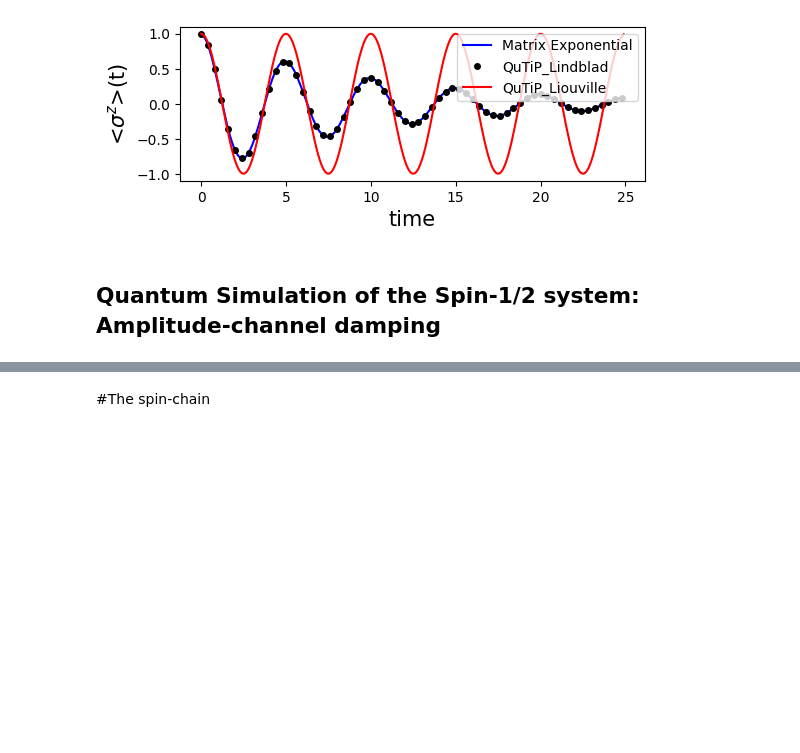
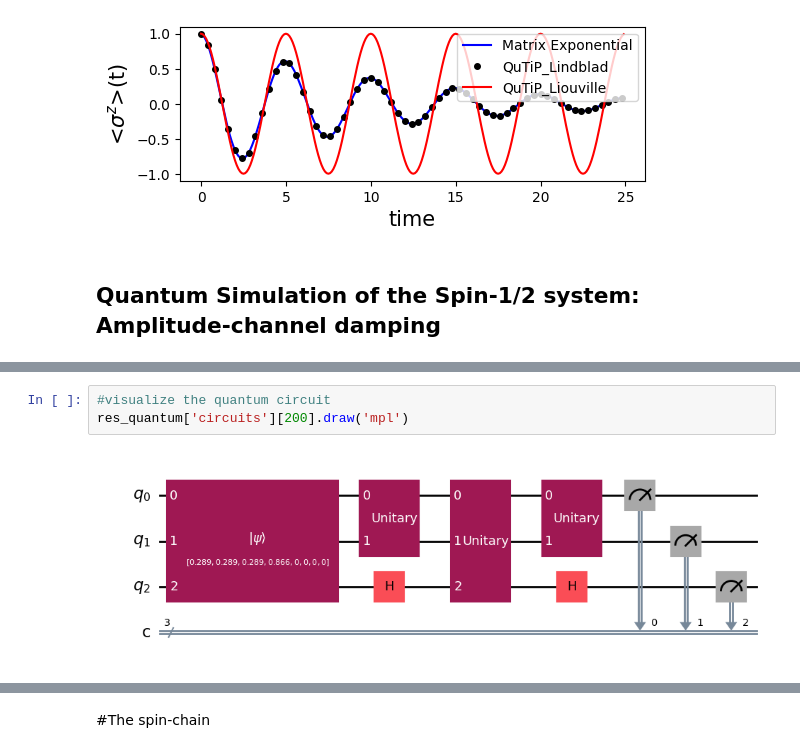
Before and after one commit to batistagroup/qflux, a Jupyter notebook: demos/Part_II_qflux.ipynb, the cells around one changed output, grey strips where cells are left out. Saved outputs shown, nothing was run; the diff lists cells and outputs as text; blank space fills up the shorter version.

```diff
--- a/demos/Part_II_qflux.ipynb
+++ b/demos/Part_II_qflux.ipynb
@@ -151,0 +154,5 @@ plt.legend(loc = 'upper right')
+# %%
+#visualize the quantum circuit
+res_quantum['circuits'][200].draw('mpl')
+# %% [output]
+[figure, added]
```
Also changed, not shown: parts of 7 cells of this notebook, 1 other file.
